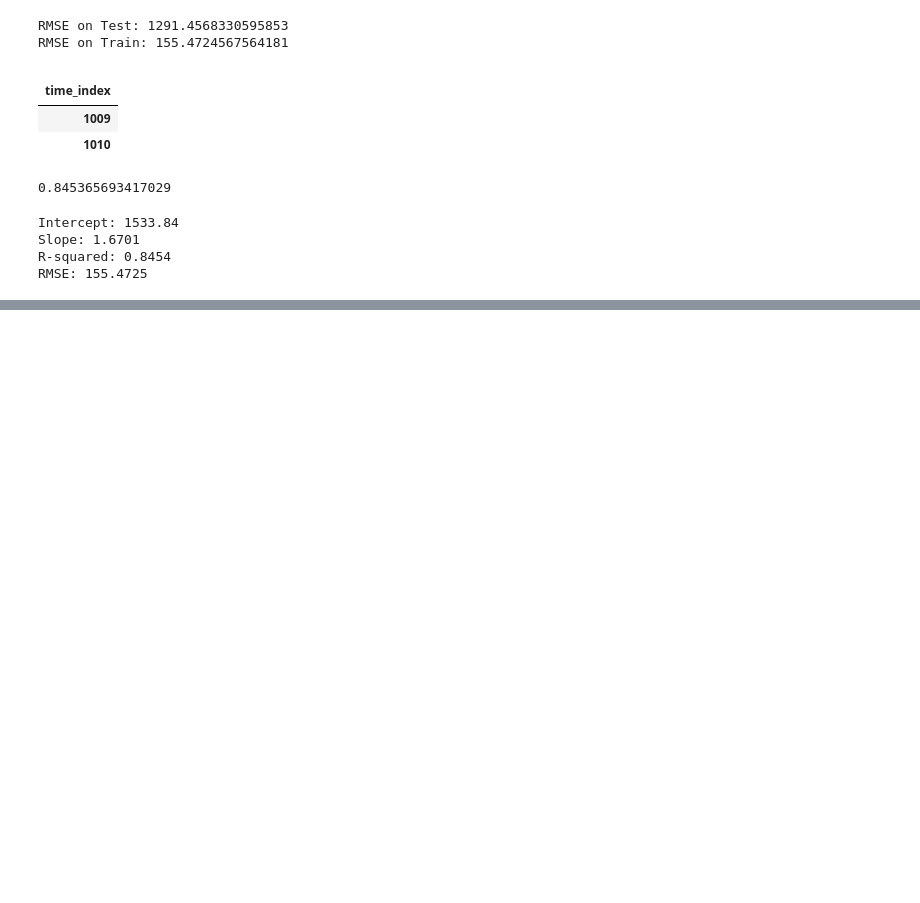
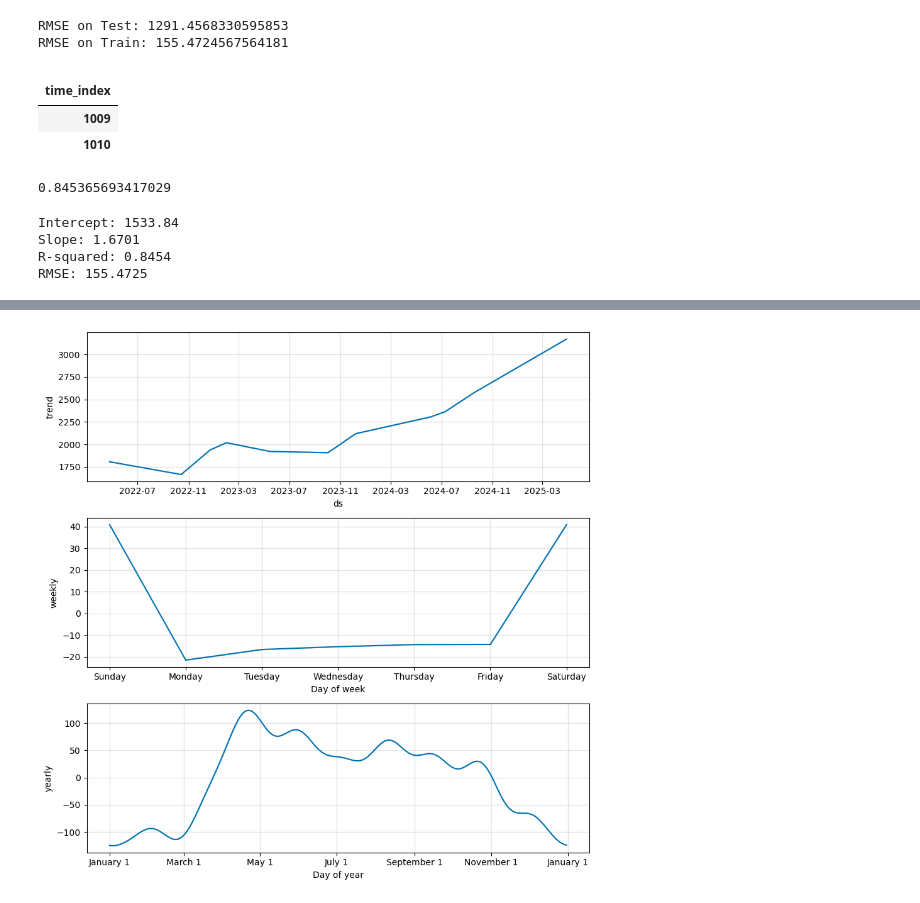
Before and after one commit to karamian-ani/data_analytics_with_python, a Jupyter notebook: notebooks/16_simple_linear_regression.ipynb, the cells around one changed output, grey strips where cells are left out. Cells and saved outputs as stored; diff of their text form; code cells hidden in the pictures; blank space fills up the shorter version.

```diff
--- a/notebooks/16_simple_linear_regression.ipynb
+++ b/notebooks/16_simple_linear_regression.ipynb
@@ -603,0 +708,5 @@ RMSE: 155.4725
+# %%
+prophet_model.plot_components(forecast)
+plt.show()
+# %% [output]
+[figure, added]
```
Also changed, not shown: parts of 10 cells of this notebook.
